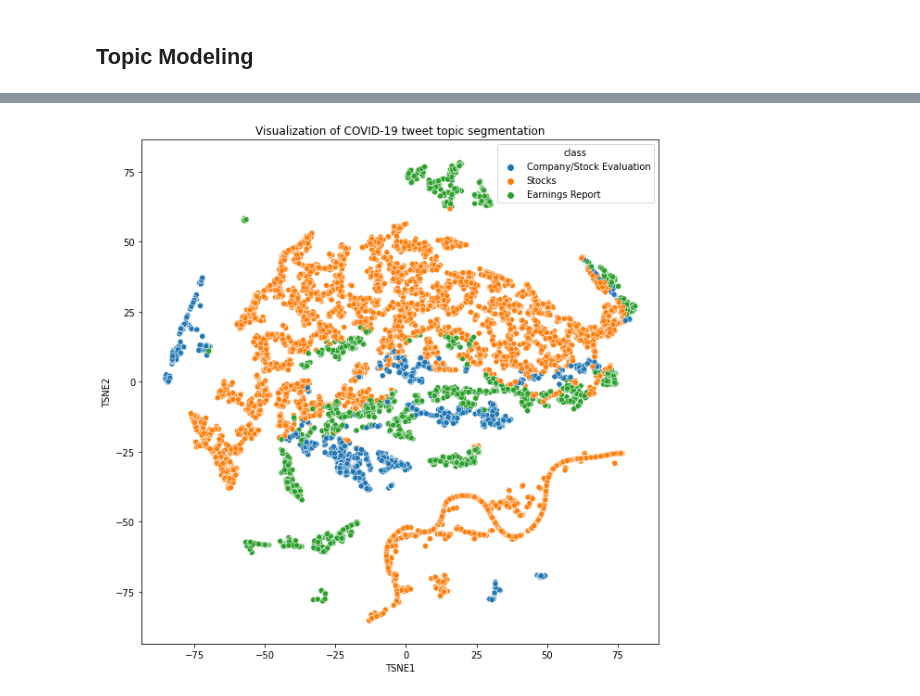
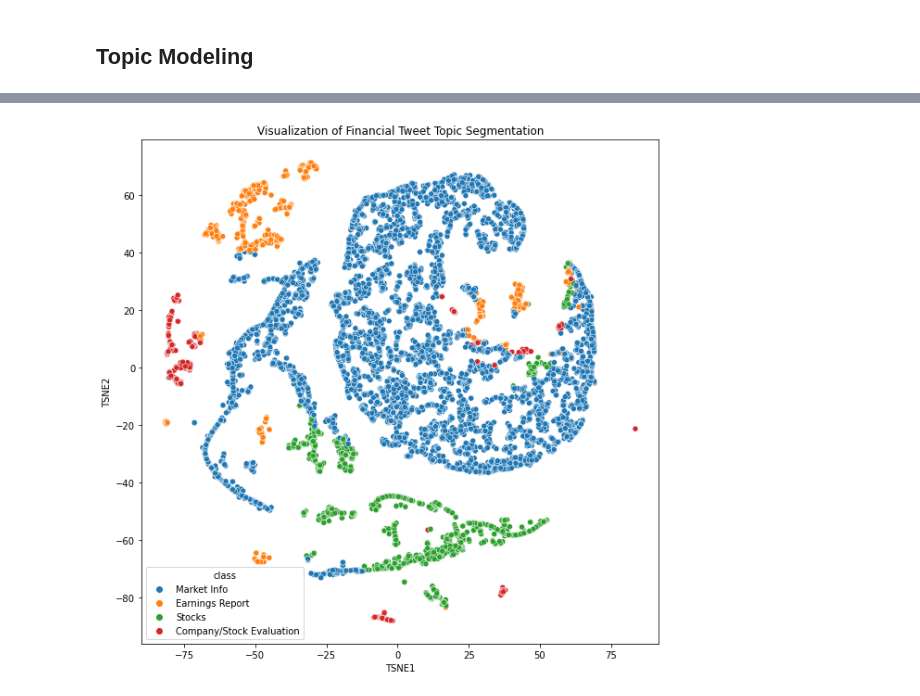
Before and after one commit to ddcots24/Twitter-Finance-NLP, a Jupyter notebook: Feature Extraction (Vectorization) and Topic Modeling.ipynb, the cells around one changed output, grey strips where cells are left out. Saved outputs shown, nothing was run; the diff lists cells and outputs as text; code cells hidden in the pictures.

Commit message:
begin modeling

```diff
--- a/Feature Extraction (Vectorization) and Topic Modeling.ipynb
+++ b/Feature Extraction (Vectorization) and Topic Modeling.ipynb
@@ -21,6 +21,6 @@ Train_df = pd.read_csv('sent_train.csv')
 # %%
 from sklearn.feature_extraction.text import CountVectorizer
 # %%
-vec = CountVectorizer()
+vec = CountVectorizer(max_df = .85)
 X_train = vec.fit_transform(corpus['text'])
 countvec_df = pd.DataFrame(X_train.toarray(), columns=vec.get_feature_names())
@@ -51,6 +94,6 @@ from sklearn.decomposition import NMF
 from sklearn.manifold import TSNE
 import numpy as np
 # %%
-topic_model = NMF(n_components = 3)
+topic_model = NMF(n_components = 4)
 topic_model.fit(X_train)
 # %% [output]
@@ -113,5 +162,5 @@ plot_top_words(W, tfidf_feature_names, n_top_words, "Topics in NMF model")
 # %%
-topic_name_dict = {0: 'Stocks', 1: 'Earnings Report', 2: 'Company/Stock Evaluation'}
+topic_name_dict = {0: 'Stocks', 1: 'Earnings Report', 2: 'Company/Stock Evaluation', 3: 'Market Info'}
 import seaborn as sns
 def tweet_topbreakdown(locator):
 
@@ -153,7 +202,7 @@ tsne_trans['class'] = tsne_trans['class'].replace(topic_name_dict)
 # %%
 plt.figure(figsize=(10,10))
 sns.scatterplot(x = 'TSNE1', y = 'TSNE2', hue = 'class', data = tsne_trans, palette = 'tab10')
-plt.title('Visualization of COVID-19 tweet topic segmentation')
+plt.title('Visualization of Financial Tweet Topic Segmentation')
 plt.show()
 # %% [output]
-[figure, old version]
+[figure, new version]
```
Also changed, not shown: parts of 13 cells of this notebook, 2 other files.
